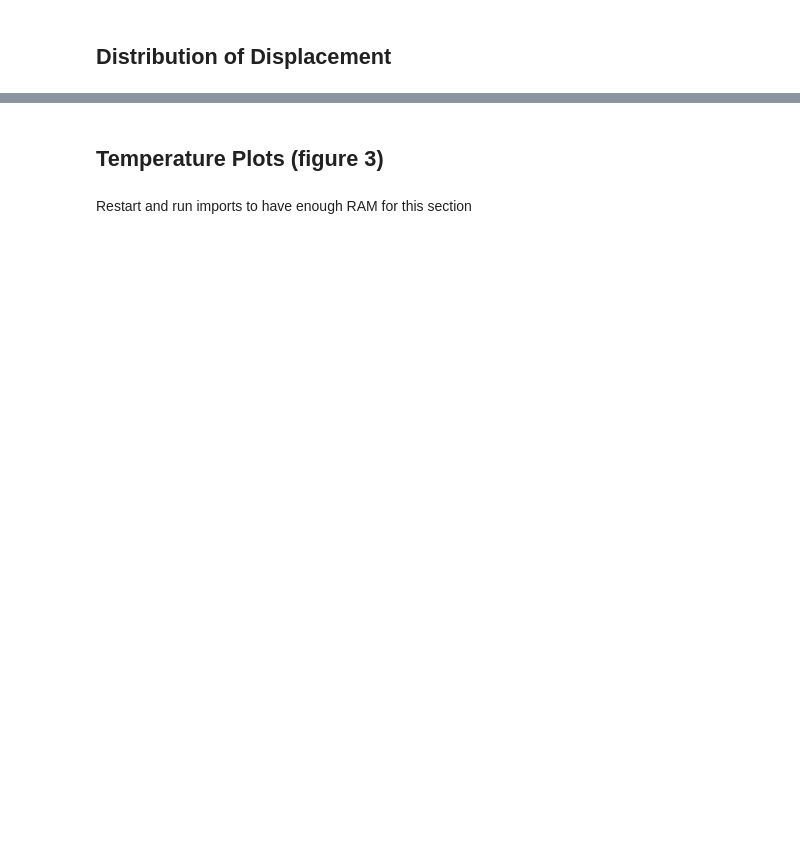
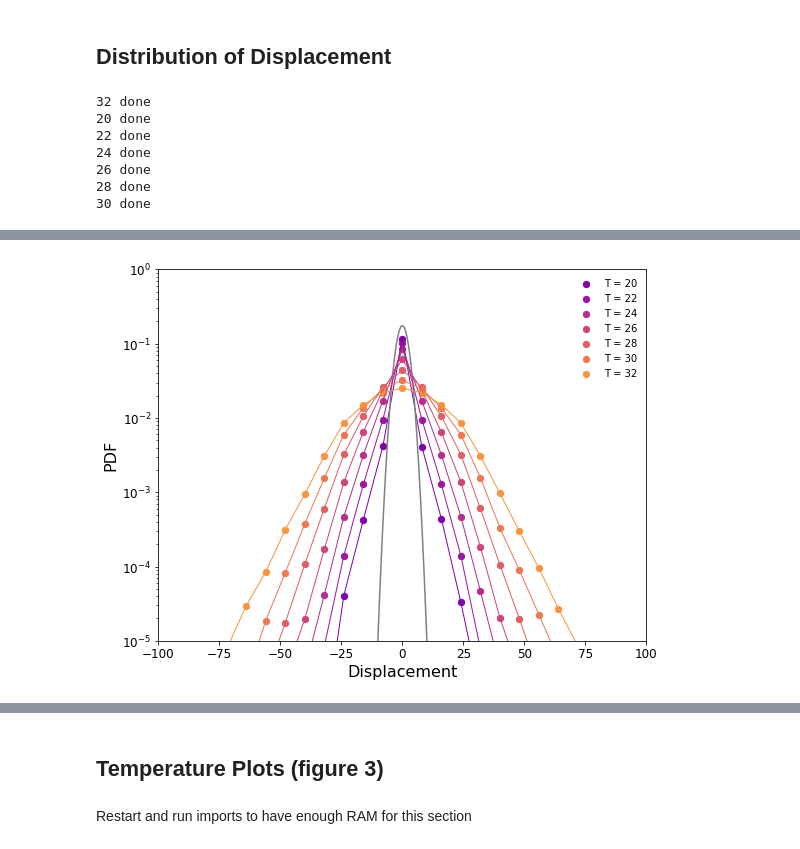
Before and after one commit to asaiacai/moire_walk, a Jupyter notebook: visualize.ipynb, the cells around one changed output, grey strips where cells are left out. Drawn from its saved outputs; the diff is of its cells as text; code cells hidden in the pictures; blank space fills up the shorter version.

```diff
--- a/visualize.ipynb
+++ b/visualize.ipynb
@@ -225,7 +232,7 @@ def plot_hist_dots(ax, x,y, xmin="", xmax="", title="", text="", log=False, colo
 
     dx1 = np.concatenate([np.diff(x),np.diff(y)])
 
-    yy, xx = np.histogram(dx1, 100, density=True)
+    yy, xx = np.histogram(dx1, np.arange(-80 - 4, 4 + 80, 8), density=True)
 
 #     mu, loc = scipy.stats.norm.fit(dx1)
 #     best_fit_line = scipy.stats.norm.pdf(xx, mu, loc)
@@ -261,8 +268,8 @@ import seaborn as sns
 import scipy.stats
 
 
-temperatures = [20, 22, 24, 26, 28, 30, 32]
-periodicity = [16]
+temperatures = np.arange(20, 34, 2)
+periodicity = [8]
 barrier = 39.8
 c = plt.cm.plasma(np.linspace(0.25, 0.75, len(temperatures)))
 nsteps=300
@@ -271,38 +278,44 @@ def get_tracks(period, barrier, temperature):
     np.random.seed(1)
     moire = Triangular_Lattice(period, barrier) # 16nm lattice constant, 1meV energy amplitude
     walkers = Graphene_Walker(0.246, temperature) # 2.46 Angstrom lattice, 10 Kelvin
-    return walkers.get_tracks(moire, nsteps=2, njumps=100000, nparticles=400, endT=1e8, init=1000)
+    return walkers.get_tracks(moire, nsteps=100, njumps=100000, nparticles=2000, endT=1e8, init=0)
 
-with sns.plotting_context("paper"):
-    fig, ax = plt.subplots(1, 1, figsize=(8, 6))
-    for i,period in enumerate(periodicity):
-        result = Parallel(n_jobs=-1)(delayed(get_tracks)(period, barrier, temperature) for temperature in temperatures)
-        for j,temp in tqdm(enumerate(result)):
+fig, ax = plt.subplots(1, 1, figsize=(8, 6))
+for i,period in enumerate(periodicity):
+    result = Parallel(n_jobs=-1)(delayed(get_tracks)(period, barrier, temperature) for temperature in temperatures)
+    for j,(tracks,temp) in tqdm(enumerate(zip(result, temperatures))):
 
-           ## generate tracks at that temperature
-            random.seed(1)
-            np.random.seed(1)
-            ## gather x and y values
-            x = []
-            y = []
-            for particle in list(set(tracks['particle'])):
-                x.append(np.array(tracks[tracks['particle'] == particle]['x']))
-                y.append(np.array(tracks[tracks['particle'] == particle]['y']))
-            x = np.array(x)
-            y = np.array(y)
+       ## generate tracks at that temperature
+        random.seed(1)
+        np.random.seed(1)
+        ## gather x and y values
+        x = []
+        y = []
+        for particle in list(set(tracks['particle'])):
+            x.append(np.array(tracks[tracks['particle'] == particle]['x']))
+            y.append(np.array(tracks[tracks['particle'] == particle]['y']))
+        x = np.array(x)
+        y = np.array(y)
+        title ='T = {:.0f}'.format(temp)
+        ax = plot_hist_dots(ax, x,y,log=True, color=c[2*i+j], legend =title)
+        if temp == temperatures[0]:
+            dx1 = np.concatenate([np.diff(x),np.diff(y)])
+            yy, xx = np.histogram(dx1, 100, density=True)
 
-            title ='T = {:.0f}'.format(temp)
-            ax = plot_hist_dots(ax, x,y,log=True, color=c[2*i+j], legend =title)
-            if temp==temperatures[0]:
-                    dx1 = np.concatenate([np.diff(x),np.diff(y)])
-                    yy, xx = np.histogram(dx1, 100, density=True)
-
-                    mu, loc = scipy.stats.norm.fit(dx1)
-                    best_fit_line = scipy.stats.norm.pdf(xx, mu, loc)
-                    ax.plot(xx, best_fit_line,c='gray')
-            fig.tight_layout()
-            ax.set_ylim(1e-5,4)
-            ax.set_xlim(-30,30)
-            plt.xticks(fontsize= 12)
-            plt.yticks(fontsize= 12)
+            mu, loc = scipy.stats.norm.fit(dx1)
+            best_fit_line = scipy.stats.norm.pdf(xx, mu, loc)
+            ax.plot(xx, best_fit_line,c='gray')
+        fig.tight_layout()
+        ax.set_ylim(1e-5,1)
+        ax.set_xlim(-100,100)
+        plt.xticks(fontsize= 12)
+        plt.yticks(fontsize= 12)
 fig.savefig('./displacement_dist_lin.pdf', dpi=300, bbox_inches='tight')
+# %% [output]
+32 done
+20 done
+22 done
+24 done
+26 done
+28 done
+30 done
@@ -308,0 +324 @@ fig.savefig('./displacement_dist_lin.pdf', dpi=300, bbox_inches='tight')
+[figure, added]
```
Also changed, not shown: parts of 13 cells of this notebook.
